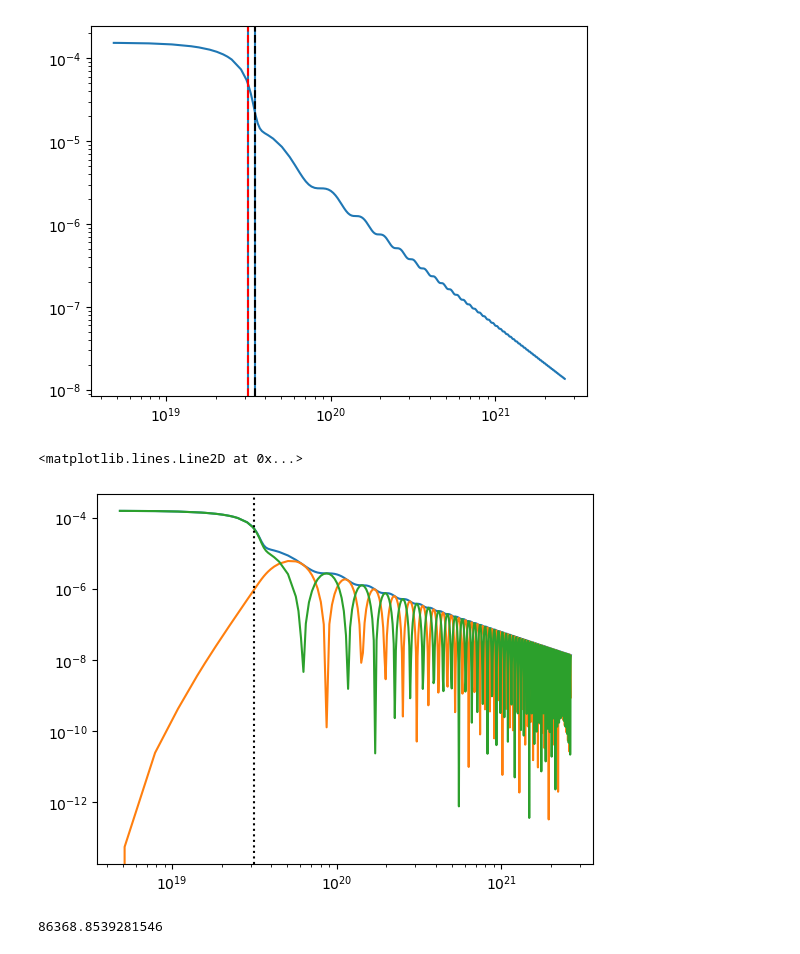
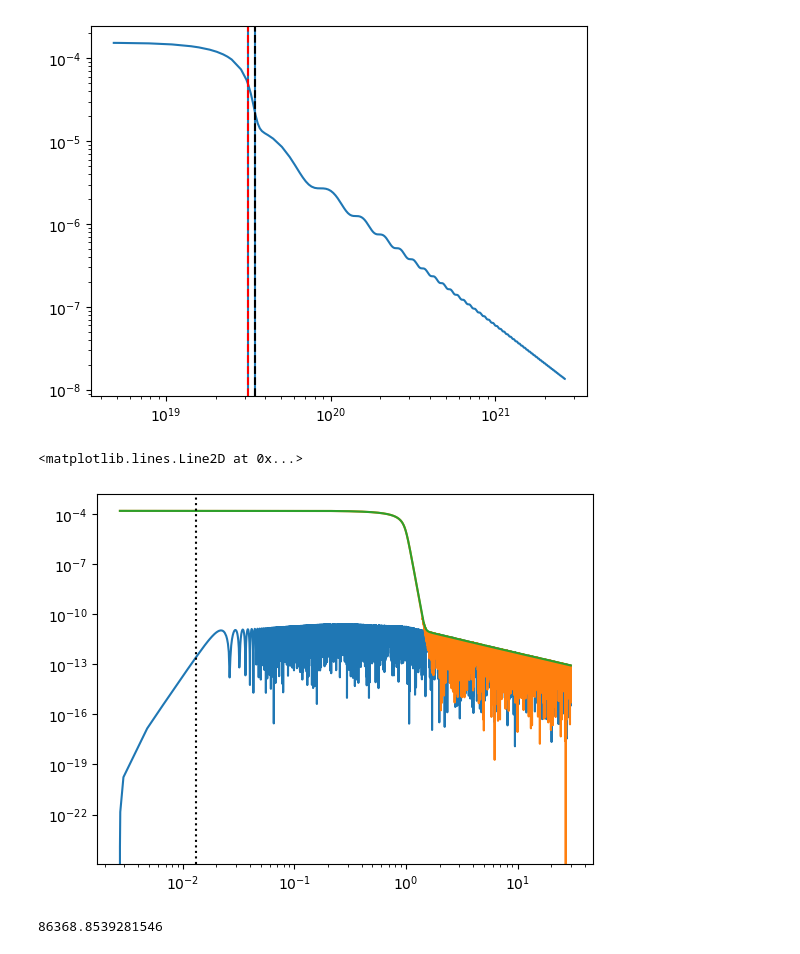
Before and after one commit to ManuelBuenAbad/axion_mcmc, a Jupyter notebook: axion_evol.ipynb, the cells around one changed output. Drawn from its saved outputs; the diff is of its cells as text; code cells hidden in the pictures.

```diff
--- a/axion_evol.ipynb
+++ b/axion_evol.ipynb
@@ -3417,14 +3950,14 @@ plt.axvline(tcrit, color='k', ls='--')
 # %%
 rho_test, ke_test, pe_test = axion_density(test_sol.t_arr, [test_sol.theta_arr, test_sol.dtheta_arr], test_sol.model, 'full', test_sol.fa, test_sol.eps_phi, test_sol.N, None, debug=True) # axion energy density
 # %%
-plt.plot(test_sol.t_arr, rho_test)
-plt.plot(test_sol.t_arr, ke_test)
-plt.plot(test_sol.t_arr, pe_test)
+plt.plot(test_sol.t_arr/tcrit, ke_test)
+plt.plot(test_sol.t_arr/tcrit, pe_test)
+plt.plot(test_sol.t_arr/tcrit, rho_test)
 plt.xscale('log'), plt.yscale('log');
-plt.axvline(test_sol.toscs[0], color='k', ls=':')
+plt.axvline(test_sol.toscs[0]/tcrit, color='k', ls=':')
 # %% [output]
 <matplotlib.lines.Line2D at 0x...>
-[figure, old version]
+[figure, new version]
 # %%
 test_sol.omega_a_full
 # %% [output]
```
Also changed, not shown: parts of 39 cells of this notebook.
